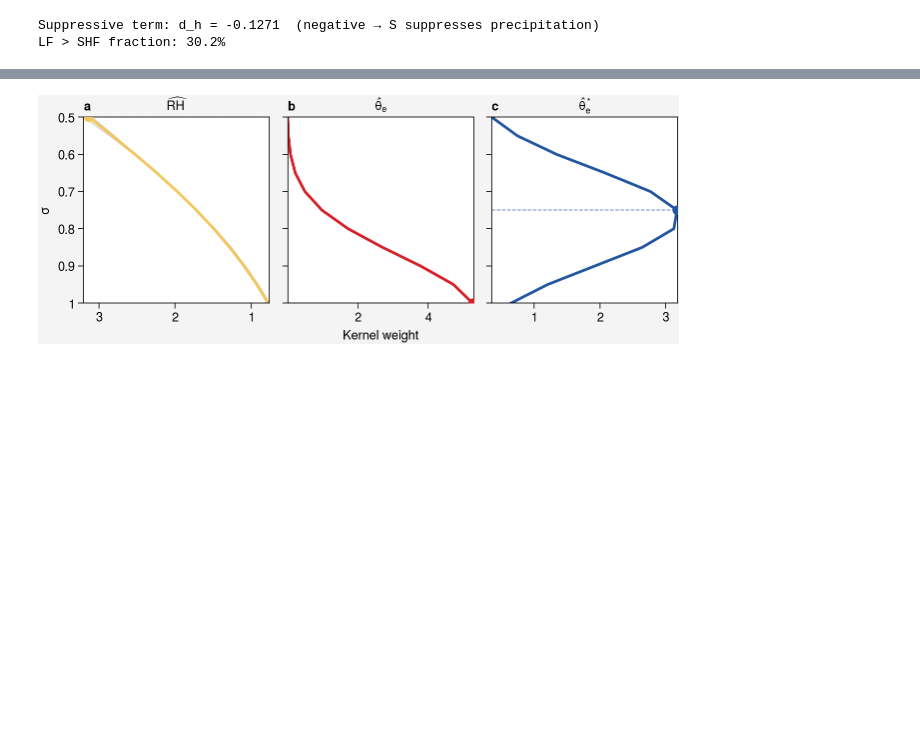
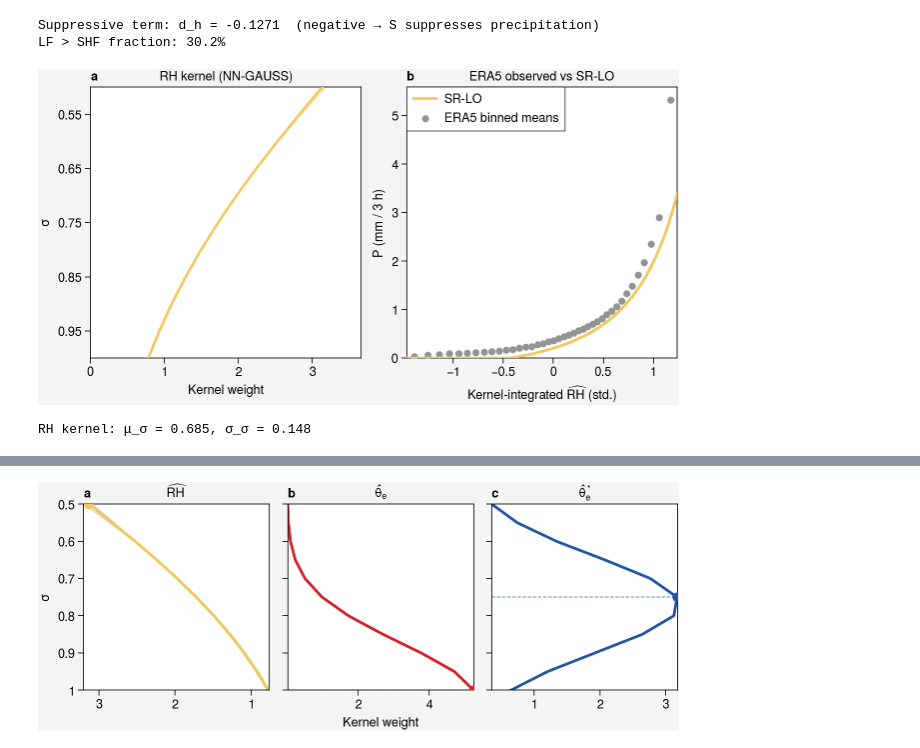
Before and after one commit to savannahferretti/monsoon-discovery, a Jupyter notebook: notebooks/dependence_v2.ipynb, the cells around one changed output, grey strips where cells are left out. Cells and saved outputs as stored; diff of their text form; code cells hidden in the pictures; blank space fills up the shorter version.

```diff
--- a/notebooks/dependence_v2.ipynb
+++ b/notebooks/dependence_v2.ipynb
@@ -450,38 +455,40 @@ else:
     std_sig = float(np.sqrt(((sig_coords - mu_sig)**2 * k_rh * dsig).sum()))
 
     kmax = float((k_rh + k_std).max()) * 1.15                  # explicit x upper limit
 
     fig, axs = pplt.subplots(ncols=2, figwidth=6.5, share=False)
 
     # (a) RH kernel — σ on y-axis (inverted), ±1σ shading, explicit xlim to prevent reversal
     axs[0].fill_betweenx(sig_coords,
                           np.maximum(k_rh - k_std, 0), k_rh + k_std,
                           color=COLORS['sr_lo'], alpha=0.25, zorder=2)
     axs[0].plot(k_rh, sig_coords, color=COLORS['sr_lo'], lw=1.8, zorder=3)
-    axs[0].axhline(mu_sig, color='k', lw=0.8, ls='--', alpha=0.7, zorder=1)
-    axs[0].text(0.97, 0.03,
-                f'$\\mu_\\sigma = {mu_sig:.2f}$\n$\\hat{{\\sigma}}_\\sigma = {std_sig:.2f}$',
-                transform=axs[0].transAxes, ha='right', va='bottom', fontsize=7)
+    # axs[0].axhline(mu_sig, color='k', lw=0.8, ls='--', alpha=0.7, zorder=1)
+    # axs[0].text(0.97, 0.03,
+    #             f'$\\mu_\\sigma = {mu_sig:.2f}$\n$\\hat{{\\sigma}}_\\sigma = {std_sig:.2f}$',
+    #             transform=axs[0].transAxes, ha='right', va='bottom')
     axs[0].format(xlabel='Kernel weight', ylabel=r'$\sigma$',
                   title='RH kernel (NN-GAUSS)',
                   xlim=(0, kmax), ylim=(levmax/1000, levmin/1000),
                   yticks=[0.95, 0.85, 0.75, 0.65, 0.55])
 
     # (b) ERA5 P vs kernel-integrated RH + SR-LO curve
     axs[1].scatter(rh_cen, obs_means, color='gray', s=20, zorder=4,
                     label='ERA5 binned means')
     axs[1].plot(rh_sw, P_lo, color=COLORS['sr_lo'], lw=2.0, zorder=5, label='SR-LO')
-    axs[1].axhline(0, color='gray', lw=0.5)
     axs[1].format(xlabel=r'Kernel-integrated $\widehat{\mathrm{RH}}$ (std.)',
                   ylabel='P (mm / 3 h)',
                   title='ERA5 observed vs SR-LO',
                   xlim=(rh_lo, rh_hi), ylim=(0, None))
     axs[1].legend(loc='ul', ncols=1, fontsize=7)
 
     fig.format(abc=True, grid=False)
     pplt.show()
     fig.save('../figs/fig_srlo_v2.pdf'); fig.save('../figs/fig_srlo_v2.png')
     print(f'RH kernel: μ_σ = {mu_sig:.3f}, σ_σ = {std_sig:.3f}')
+# %% [output]
+[figure, added]
+RH kernel: μ_σ = 0.685, σ_σ = 0.148
 # %%
 # ── Fig D: SR-BL vs POD-BL  nonlinear buoyancy transition ────────────────────
 if 'sr_bl' not in SR_REGISTRY or bl_norm is None:
```
Also changed, not shown: parts of 3 cells of this notebook, 12 other files.
